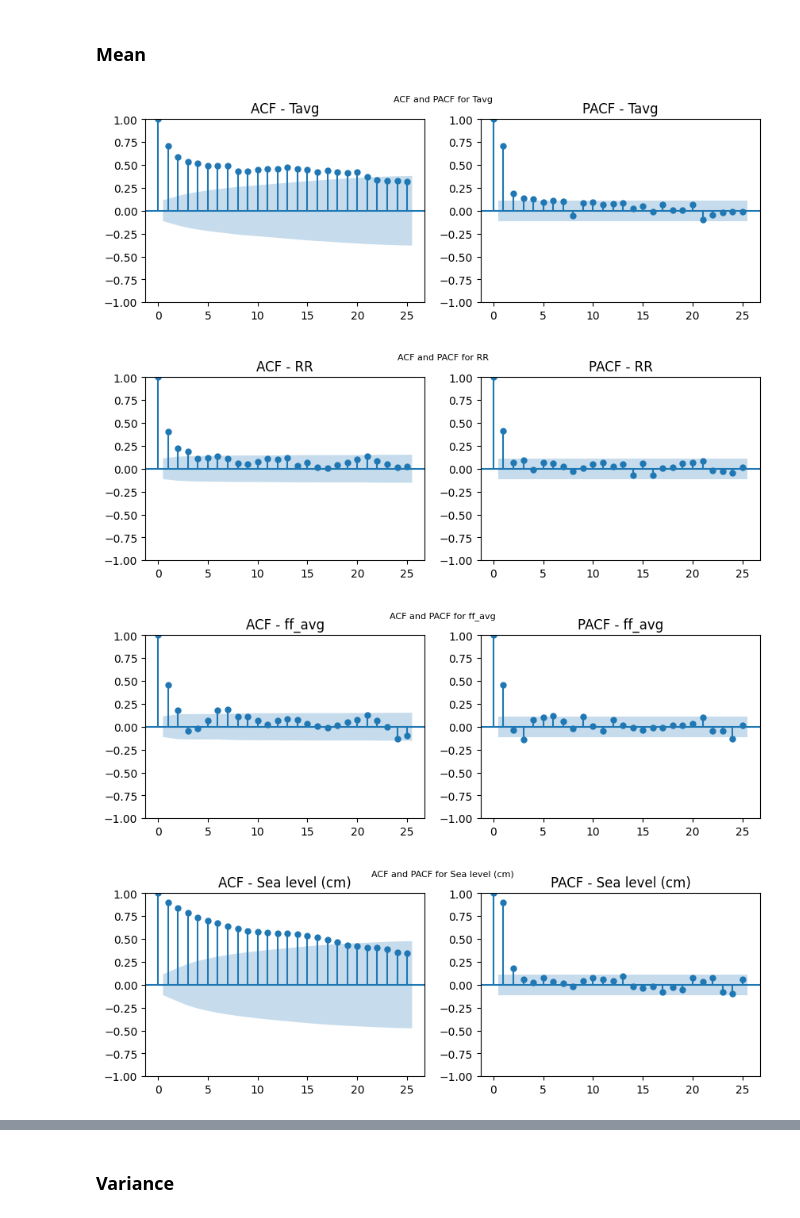
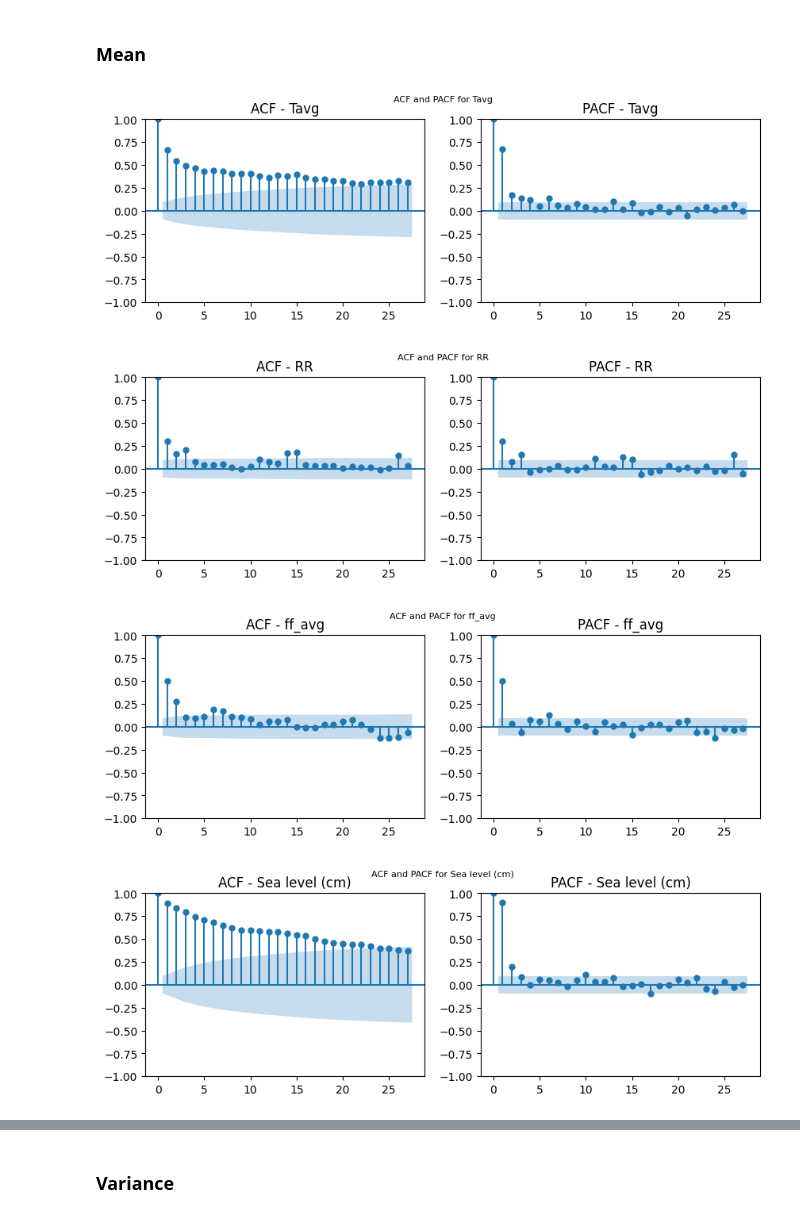
Before and after one commit to Rheyhan/BVAR-and-VAR-Comparison-on-Ancol-Sea-Level-PSB, a Jupyter notebook: Main.ipynb, the cells around one changed output, grey strips where cells are left out. Drawn from its saved outputs; the diff is of its cells as text; code cells hidden in the pictures.

```diff
--- a/Main.ipynb
+++ b/Main.ipynb
@@ -108,12 +104,0 @@ test_data = df.iloc[int(0.9*df.shape[0]):,:]
-# %%
-# Plot Train Eval split target only!
-
-fig = plt.figure(figsize=(20,8))
-ax = fig.add_subplot(1,1,1)
-ax.plot(train_data["Sea level (cm)"], label="train")
-ax.plot(pd.concat((train_data["Sea level (cm)"].iloc[-1:],  eval_data["Sea level (cm)"])), label="eval")
-ax.plot(pd.concat((eval_data["Sea level (cm)"].iloc[-1:],  test_data["Sea level (cm)"])), label="test")
-
-ax.set_title("Train Eval Test comparison [Sea level (cm)]", fontsize = 18)
-ax.grid("on", alpha=0.2)
-ax.legend(loc="upper right")
@@ -127,24 +109,24 @@ ax.legend(loc="upper right")
 # %%
 # ACf and PACF
 # Plot ACF and PACF for each column
-for column in train_data.columns:
+for column in df.columns:
     fig, axes = plt.subplots(1, 2, figsize=(10, 3))
     fig.suptitle(f'ACF and PACF for {column}', fontsize=8)
 
     # ACF plot
-    plot_acf(train_data[column], ax=axes[0])
+    plot_acf(df[column], ax=axes[0])
     axes[0].set_title(f'ACF - {column}')
 
     # PACF plot
-    plot_pacf(train_data[column], ax=axes[1])
+    plot_pacf(df[column], ax=axes[1])
     axes[1].set_title(f'PACF - {column}')
 
     plt.show()
 # %% [output]
-[figure, old version]
+[figure, new version]
-[figure, old version]
+[figure, new version]
-[figure, old version]
+[figure, new version]
-[figure, old version]
+[figure, new version]
 # %%
 def adf_test(series, title='', signif=0.05):
     """
```
Also changed, not shown: parts of 28 cells of this notebook.
